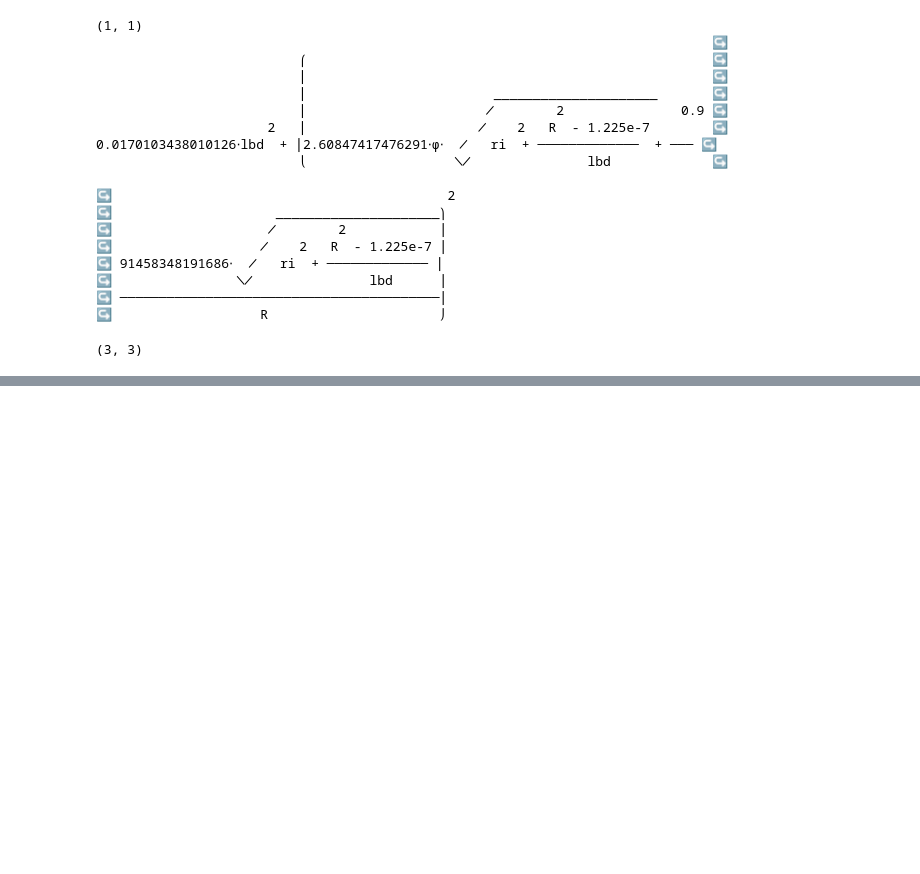
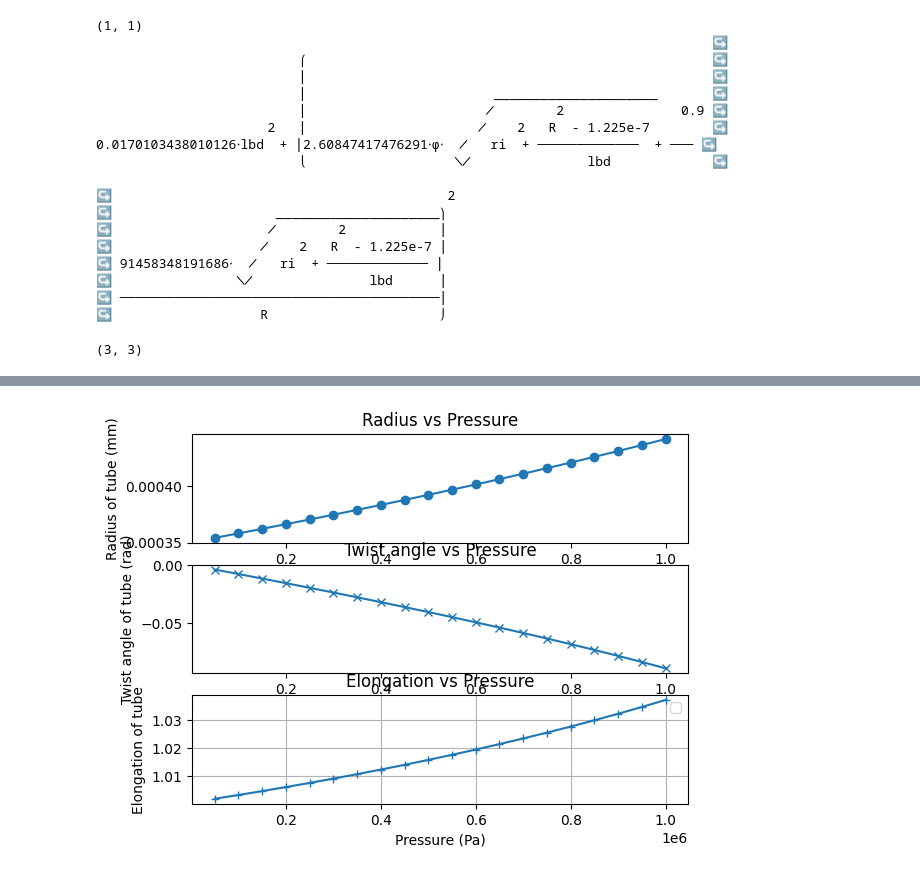
Before and after one commit to AnTong123-hue/Nonlinear-Modelling, a Jupyter notebook: SFRM_modeling.ipynb, the cells around one changed output, grey strips where cells are left out. Drawn from its saved outputs; the diff is of its cells as text; code cells hidden in the pictures; blank space fills up the shorter version.

```diff
--- a/SFRM_modeling.ipynb
+++ b/SFRM_modeling.ipynb
@@ -187,13 +187,13 @@ phi_array = np.zeros_like(P_array)
 lbd_array = np.zeros_like(P_array)
 
 for idx in range(len(P_array)):
-    P = P_array[i]
+    P = P_array[idx]
     solution, f_pressure_history, f_load_history, f_moment_history = newton_raphson(f_pressure, f_load, f_moment, df_pressure_dri, df_pressure_dphi, df_pressure_dlbd,
                                                                             df_load_dri, df_load_phi, df_load_dlbd, df_moment_dri, df_moment_dphi, df_moment_dlbd,
-                                                                            ri_init, phi_init, lbd_init, R_i, R_o, P, lr=0.05, max_iterations=200, tolerance=1e-6)
+                                                                            ri_init, phi_init, lbd_init, R_i, R_o, P, lr=0.05, max_iterations=120, tolerance=1e-4)
     ri_solution, phi_solution, lbd_solution = solution
     print("=====================================================================================================================")
-    print(f"Pressure: P = {P:10d} Solution: ri = {ri_solution:10.5f}, phi = {phi_solution:10.5f}, lambda = {lbd_solution:10.5f}")
+    print(f"Pressure: P = {P:10.2f} Solution: ri = {ri_solution:10.5f}, phi = {phi_solution:10.5f}, lambda = {lbd_solution:10.5f}")
     print("=====================================================================================================================")
     ri_array[idx] = ri_solution
     phi_array[idx] = phi_solution
@@ -203,21 +219,22 @@ SyntaxError: invalid syntax (3351321093.py, line 4)
 # %%
 # Plot differences of tube configuration respect to input pressure
-plt.subplot(1,3,1)
+plt.subplot(3,1,1)
 plt.plot(P_array, ri_array, marker="o")
 plt.title("Radius vs Pressure")
 plt.xlabel("Pressure (Pa)")
 plt.ylabel("Radius of tube (mm)")
-plt.subplot(1,3,2)
+plt.subplot(3,1,2)
 plt.plot(P_array, phi_array, marker="x")
 plt.title("Twist angle vs Pressure")
 plt.xlabel("Pressure (Pa)")
 plt.ylabel("Twist angle of tube (rad)")
-plt.subplot(1,3,3)
+plt.subplot(3,1,3)
 plt.plot(P_array, lbd_array, marker="+")
 plt.title("Elongation vs Pressure")
 plt.xlabel("Pressure (Pa)")
 plt.ylabel("Elongation of tube")
 plt.legend()
 plt.grid()
 plt.show()
-plt.plot()
+# %% [output]
+[figure, added]
```
Also changed, not shown: parts of 1 cell of this notebook.
